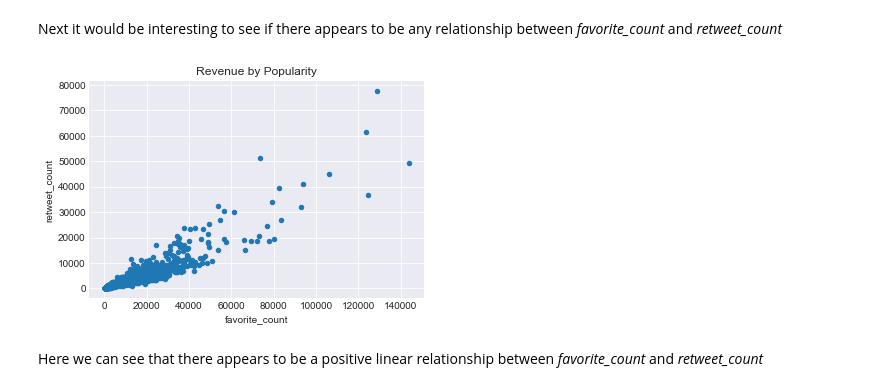
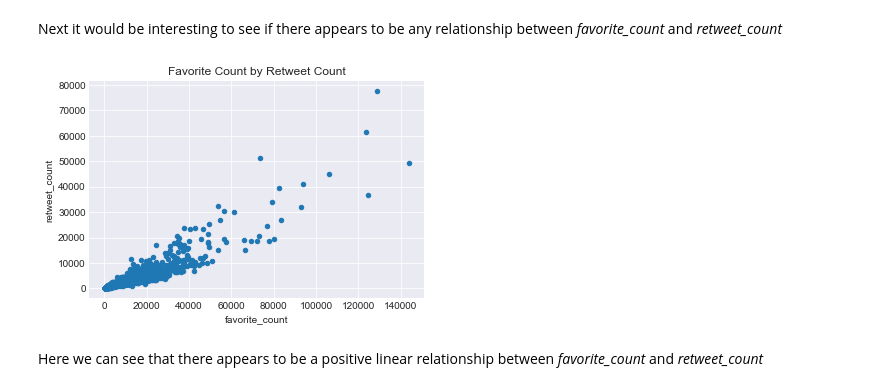
Before and after one commit to aaronbjohnson/WeRateDogs-Wrange-and-Analyze-Data, a Jupyter notebook: wrangle_act.ipynb, the cells around one changed output. Cells and saved outputs as stored; diff of their text form; code cells hidden in the pictures.

```diff
--- a/wrangle_act.ipynb
+++ b/wrangle_act.ipynb
@@ -971,9 +970,10 @@ Here we can clearly see that *puppers* were the most frequent dog *stage* in thi
 # %% [markdown]
 Next it would be interesting to see if there appears to be any relationship between *favorite_count* and *retweet_count*
 # %%
-df.plot(x='favorite_count', y='retweet_count', title='Revenue by Popularity', kind='scatter');
+df.plot(x='favorite_count', y='retweet_count', title='Favorite Count by Retweet Count', kind='scatter');
+plt.savefig('retweet_vs_favorite.png')
 # %% [output]
-[figure, old version]
+[figure, new version]
 # %% [markdown]
 Here we can see that there appears to be a positive linear relationship between *favorite_count* and *retweet_count*
 # %% [markdown]
```
Also changed, not shown: parts of 2 cells of this notebook, 4 other files.
